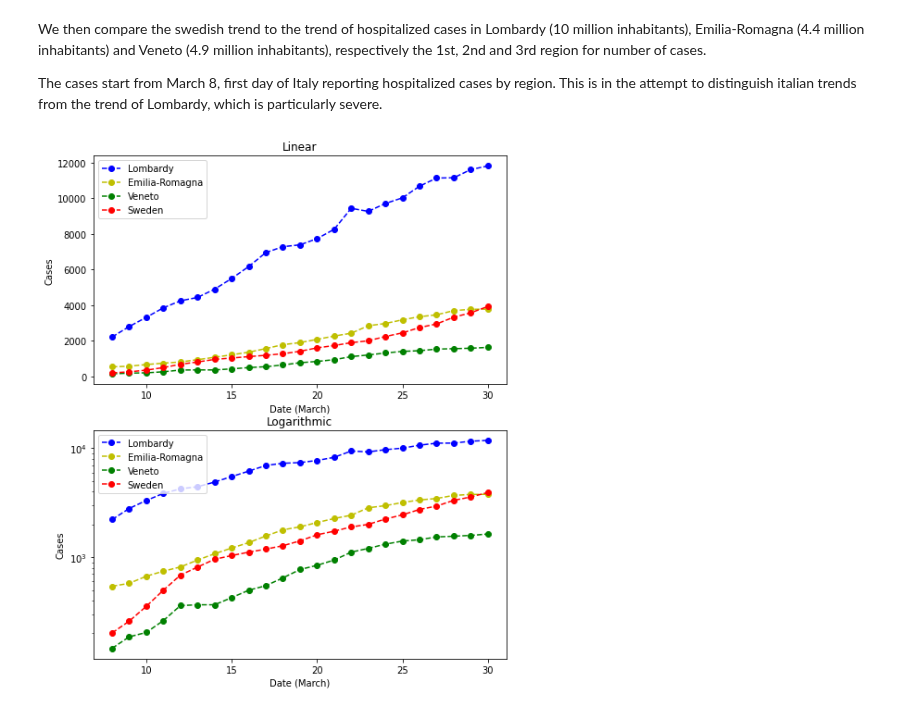
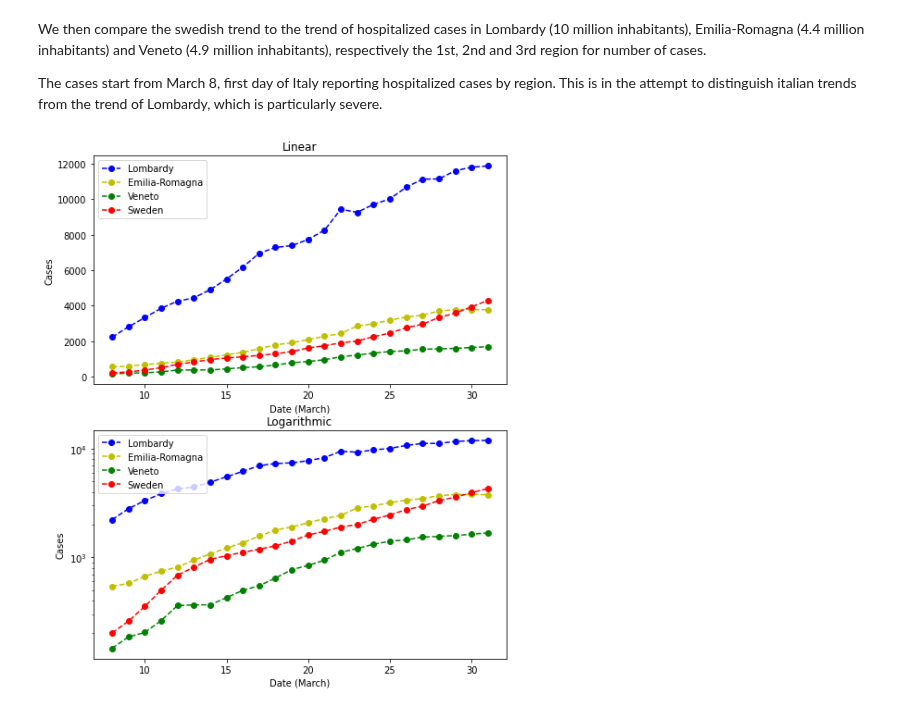
Before and after one commit to eera-l/Covid19-Sweden-Overview, a Jupyter notebook: c19-it-swe.ipynb, the cells around one changed output. Cells and saved outputs as stored; diff of their text form; code cells hidden in the pictures.

```diff
--- a/c19-it-swe.ipynb
+++ b/c19-it-swe.ipynb
@@ -219,49 +219,50 @@ import matplotlib.pyplot as plt
 lom_hos = [2217, 2802, 3319, 3852, 4247, 4435,
            4898, 5500, 6171, 6953, 7285, 7387,
            7735, 8258, 9439, 9266, 9711, 10026,
-           10681, 11137, 11152, 11613, 11815]
+           10681, 11137, 11152, 11613, 11815,
+           11883]
 
 er_hos = [542, 576, 669, 745, 814, 942, 1076,
           1215, 1362, 1566, 1784, 1900, 2083, 2267,
           2429, 2846, 2974, 3180, 3354, 3461, 3695,
-          3769, 3779]
+          3769, 3779, 3765]
 
 ve_hos = [146, 186, 204, 262, 360, 366, 366,
           426, 498, 548, 646, 771, 843, 942, 1113,
           1206, 1318, 1407, 1447, 1536, 1559, 1586,
-          1633]
+          1633, 1680]
 
 sweden_active = [202, 259, 354, 498, 685, 812, 958, 1036,
                  1113, 1187, 1276, 1412, 1607, 1734, 1897,
                  2003, 2243, 2448, 2747, 2948, 3326, 3574,
-                 3928]
+                 3928, 4291]
 
 x = np.arange(8, len(lom_hos) + 8)
 
 fig = plt.figure()
 ax1 = fig.add_subplot(211)
 ax1.plot(x, lom_hos, '--bo', label='Lombardy')
 ax1.plot(x, er_hos, '--yo', label='Emilia-Romagna')
 ax1.plot(x, ve_hos, '--go', label='Veneto')
 ax1.plot(x, sweden_active, '--ro', label='Sweden')
 ax1.legend(loc="upper left")
 ax1.set_title('Linear')
 ax1.set_xlabel('Date (March)')
 ax1.set_ylabel('Cases')
 
 ax2 = fig.add_subplot(212)
 ax2.plot(x, lom_hos, '--bo', label='Lombardy')
 ax2.plot(x, er_hos, '--yo', label='Emilia-Romagna')
 ax2.plot(x, ve_hos, '--go', label='Veneto')
 ax2.plot(x, sweden_active, '--ro', label='Sweden')
 ax2.legend(loc="upper left")
 ax2.set_title('Logarithmic')
 ax2.set_xlabel('Date (March)')
 ax2.set_ylabel('Cases')
 ax2.set_yscale('log')
 
 fig.set_figheight(10)
 fig.set_figwidth(8)
 plt.show()
 # %% [output]
-[figure, old version]
+[figure, new version]
```
Also changed, not shown: parts of 4 cells of this notebook.
